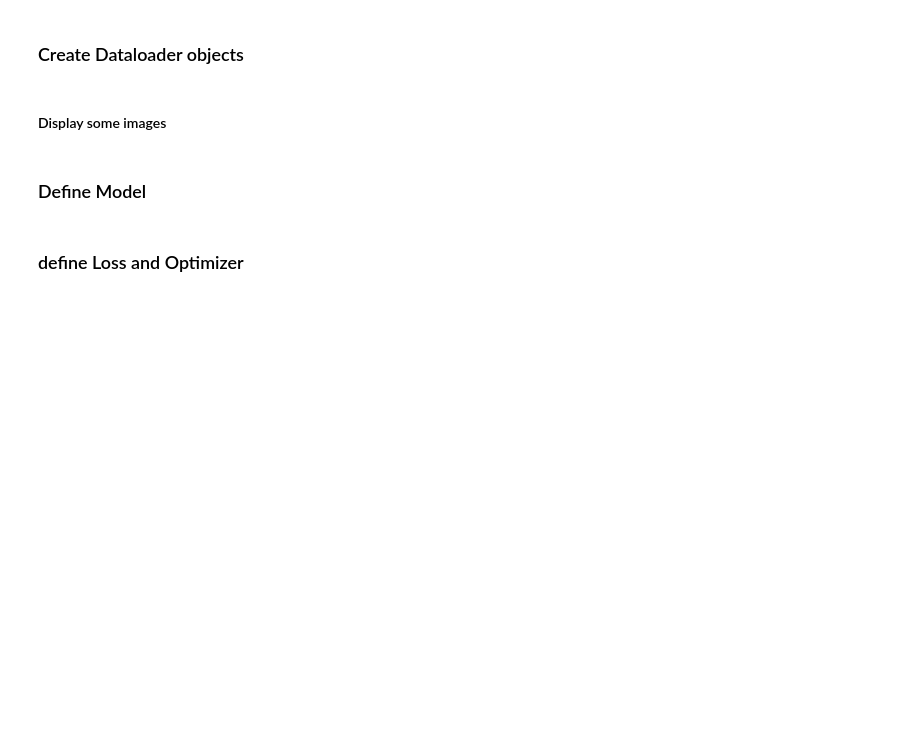
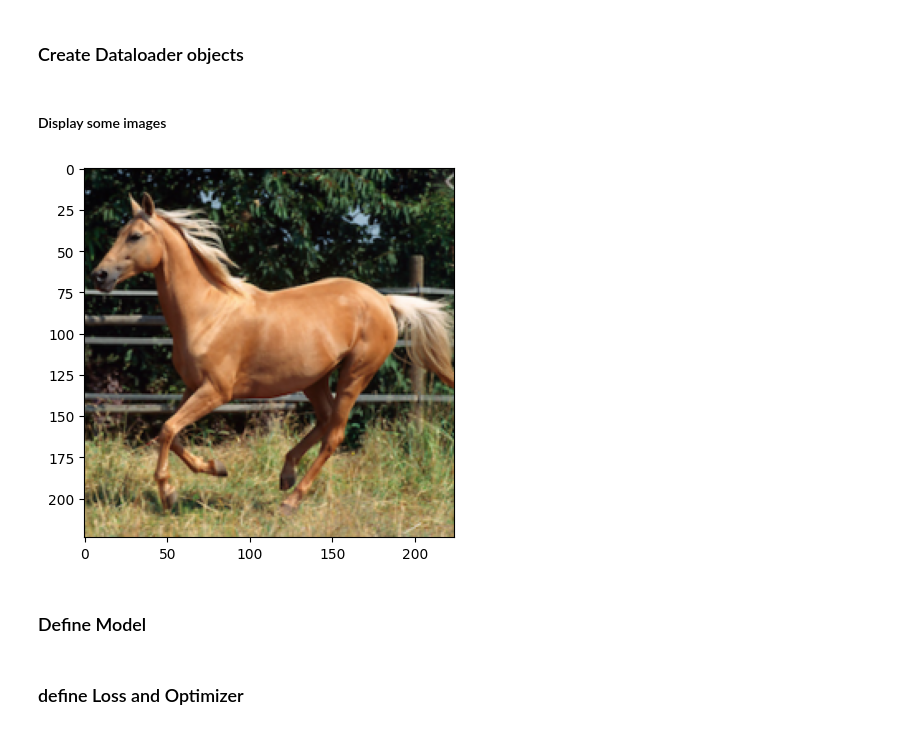
Before and after one commit to fayrouz2/ai-pros-v1-2025, a Jupyter notebook: horse_classification.ipynb, the cells around one changed output. Saved outputs shown, nothing was run; the diff lists cells and outputs as text; code cells hidden in the pictures; blank space fills up the shorter version.

Commit message:
Display an image

```diff
--- a/horse_classification.ipynb
+++ b/horse_classification.ipynb
@@ -132,6 +134,13 @@ val_dataloader = DataLoader(dataset=val_dataset, batch_size=batch_size, shuffle=
 test_dataloader = DataLoader(dataset=test_dataset, batch_size=batch_size, shuffle=False)
 # %% [markdown]
 #### Display some images
+# %%
+img_t, label_t = dataset[50]
+# %%
+plt.imshow(img_t.permute(1, 2, 0))
+plt.show()
+# %% [output]
+[figure, added]
 # %% [markdown]
 ### Define Model
 # %% [markdown]
```
Also changed, not shown: parts of 3 cells of this notebook.
